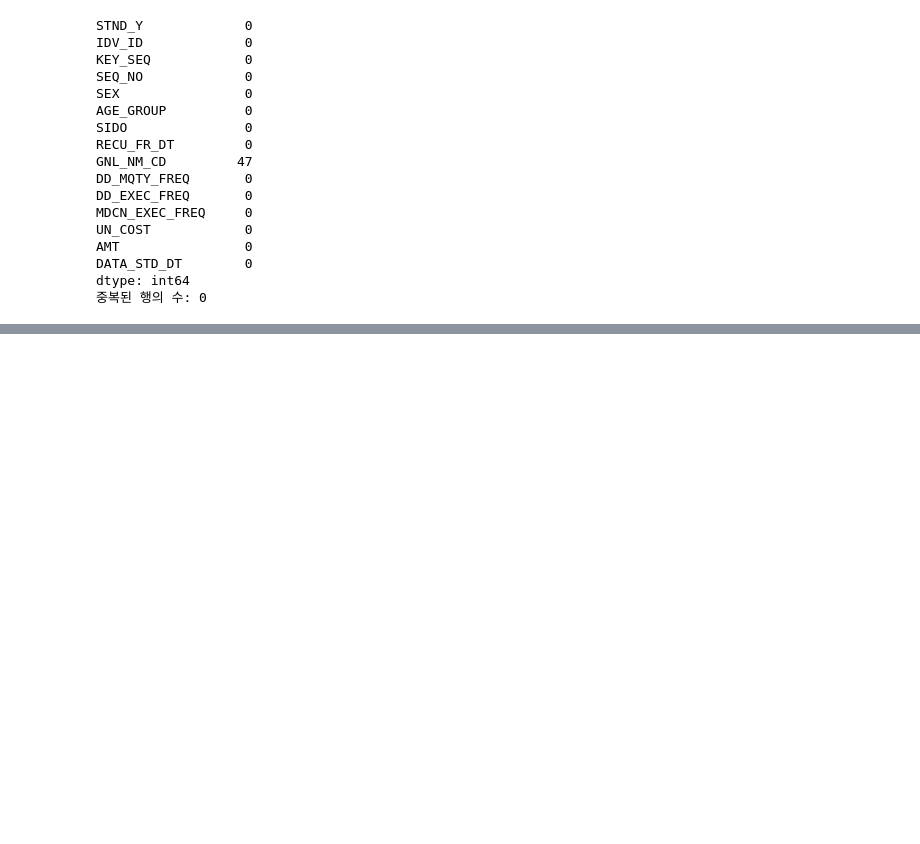
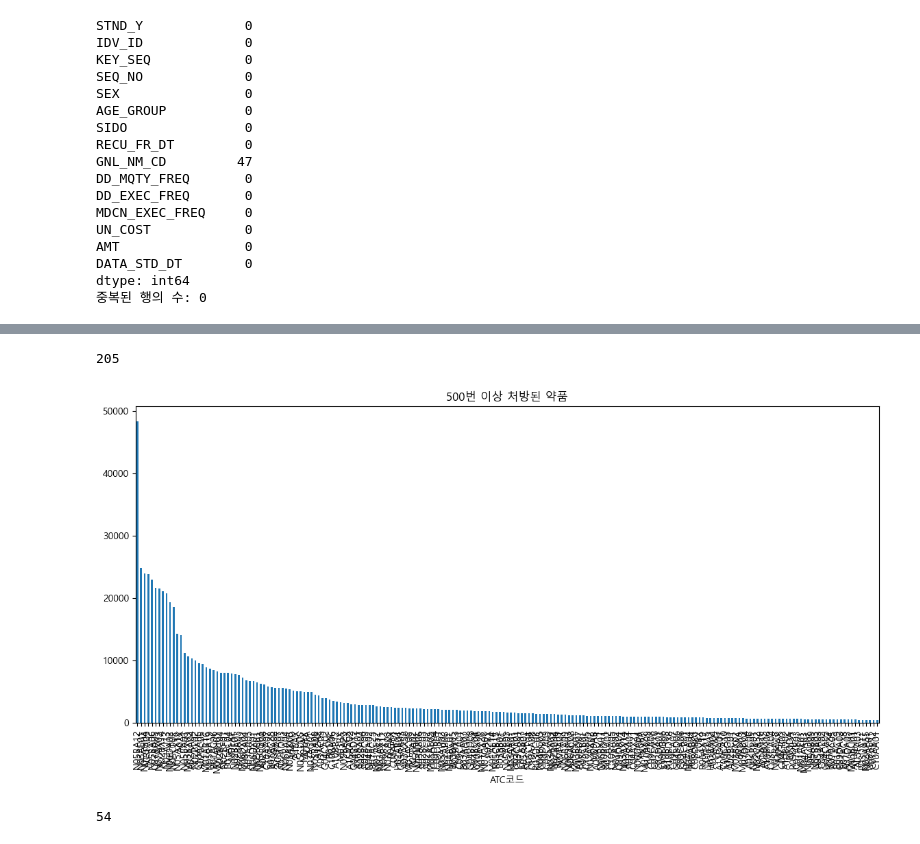
Before and after one commit to YuHan-J-Nam/Drug_Coprescription_Network_Analysis, a Jupyter notebook: 2_medicine_filtering.ipynb, the cells around one changed output, grey strips where cells are left out. Saved outputs shown, nothing was run; the diff lists cells and outputs as text; code cells hidden in the pictures; blank space fills up the shorter version.

Commit message:
Updated medicine filtering ipynb

```diff
--- a/2_medicine_filtering.ipynb
+++ b/2_medicine_filtering.ipynb
@@ -321,6 +343,7 @@ mapping_n = pd.concat([non_multi_mapped, multi_mapped_edited]).sort_values('주
 # 수정된 데이터를 저장합니다.
 mapping_n.to_csv('data/mapping.csv', index=False)
 # %%
+df_full = df_full.copy()
 df_full.columns = df_2017.columns[:-1]
 df_full[['요양개시일자', '데이터 공개일자']] = df_full[['요양개시일자', '데이터 공개일자']].apply(pd.to_datetime)
 df_full['ATC코드'] = df_full['약품일반성분명코드'].map(mapping_n.set_index('주성분코드_9')['ATC코드'])
@@ -354,0 +379,25 @@ df_full.head()
+# %%
+df_non_ad_medication = df_full[~df_full['ATC코드'].isin(ad_mapping['ATC_code'].unique())]
+# %%
+# 500번 이상 처방된 약품
+filter_n = 500
+
+# 최소 횟수 이상 처방된 약품을 찾습니다.
+interested_meds_list = df_non_ad_medication['ATC코드'].value_counts().loc[lambda x: x > filter_n].index
+print(len(interested_meds_list))
+
+# 최소 횟수 이상 처방된 약품을 시각화합니다.
+plt.figure(figsize=(14, 6))
+df_non_ad_medication['ATC코드'].value_counts().loc[lambda x: x > filter_n].plot(kind='bar')
+plt.title(f'{filter_n}번 이상 처방된 약품')
+plt.show()
+# %% [output]
+205
+[figure, added]
+# %%
+# N으로 시작하는 ATC 코드를 가진 데이터의 수를 확인합니다.
+interested_meds_list.str.startswith('N').sum()
+
+# N으로 시작하는 ATC 코드를 가진 데이터를 제외한 데이터를 추출합니다.
+# %% [output]
+54
```
Also changed, not shown: parts of 7 cells of this notebook.
